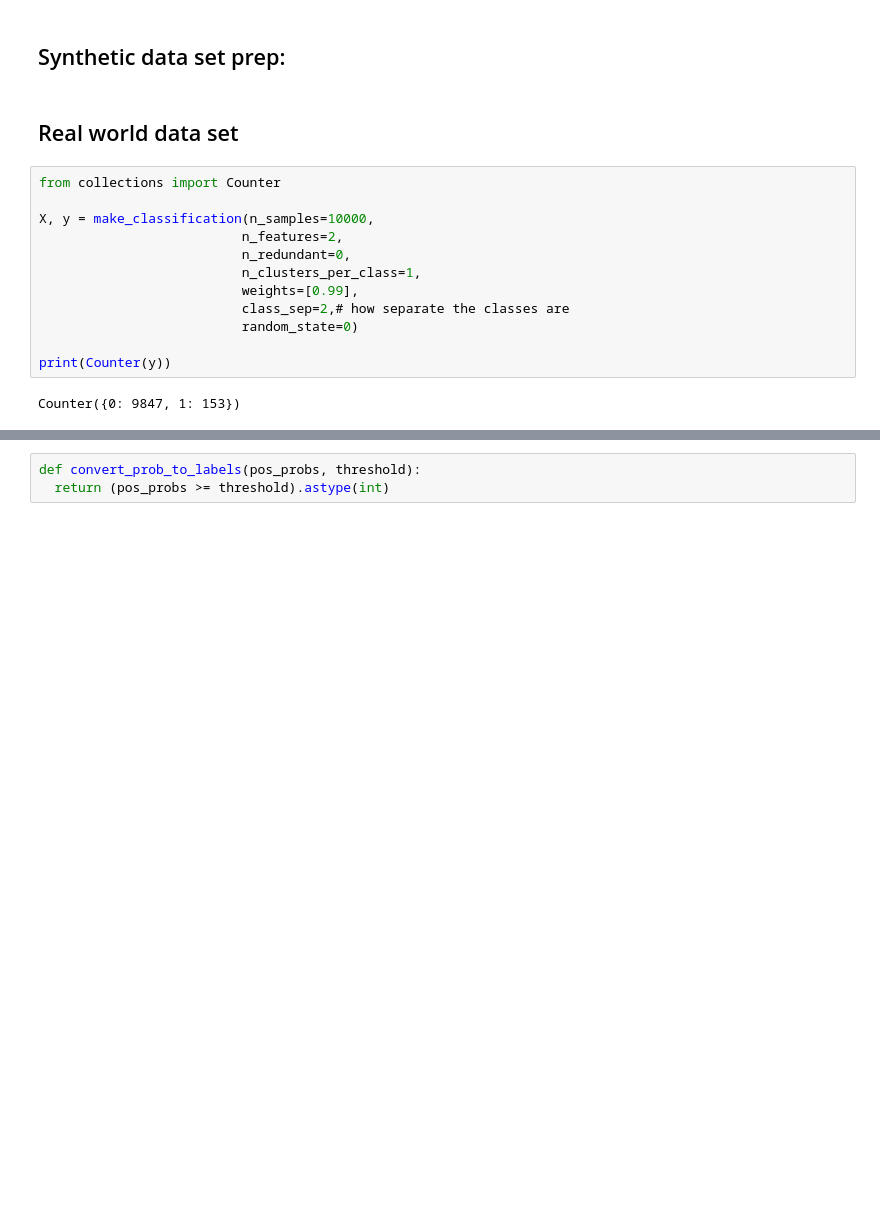
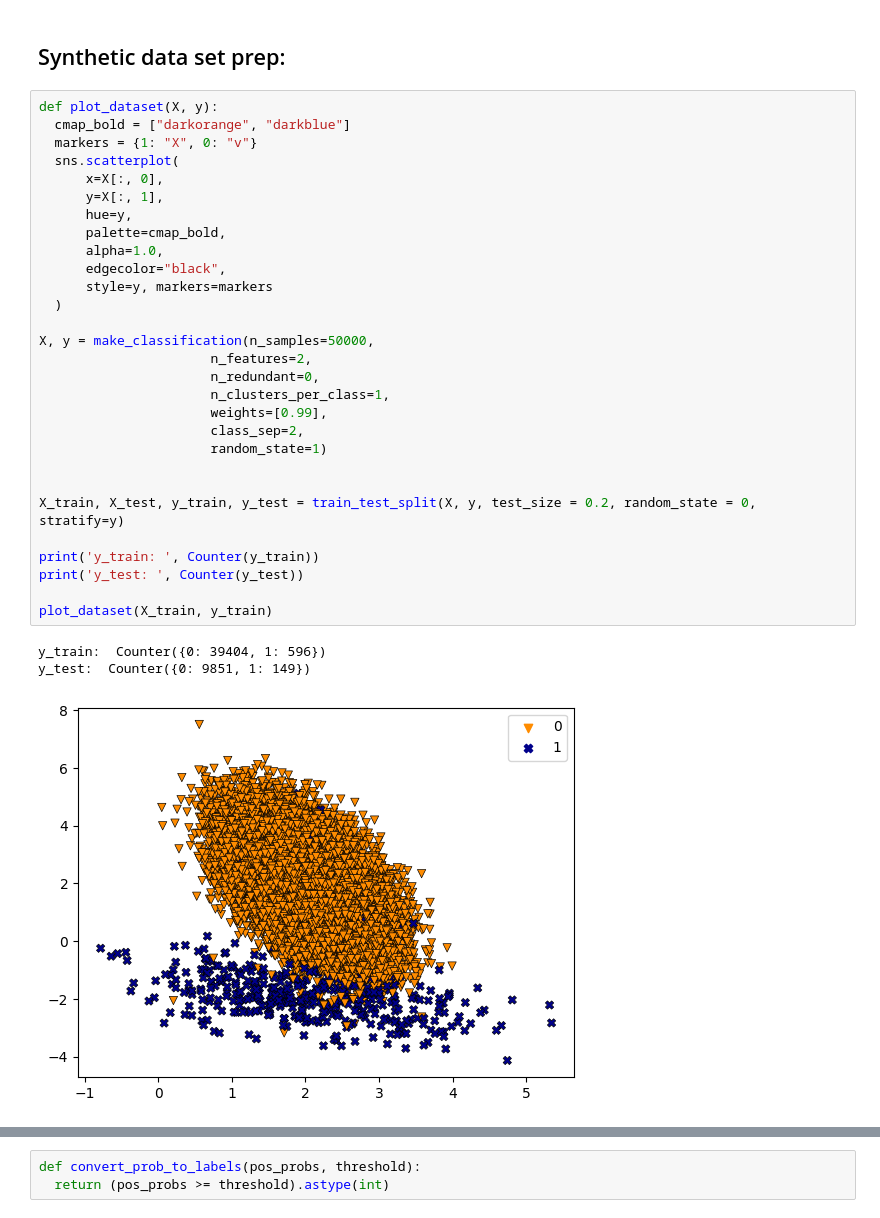
Before and after one commit to PacktPublishing/Machine-Learning-for-Imbalanced-Data, a Jupyter notebook: chapter05/threshold_computation.ipynb, the cells around one changed output, grey strips where cells are left out. Cells and saved outputs as stored; diff of their text form; blank space fills up the shorter version.

```diff
--- a/chapter05/threshold_computation.ipynb
+++ b/chapter05/threshold_computation.ipynb
@@ -15,19 +15,36 @@ np.set_printoptions(suppress=True)
 # %% [markdown]
 ## Synthetic data set prep:
-# %% [markdown]
-## Real world data set
-# %%
-from collections import Counter
-
-X, y = make_classification(n_samples=10000,
-                          n_features=2,
-                          n_redundant=0,
-                          n_clusters_per_class=1,
-                          weights=[0.99],
-                          class_sep=2,# how separate the classes are
-                          random_state=0)
-
-print(Counter(y))
-# %% [output]
-Counter({0: 9847, 1: 153})
+# %%
+def plot_dataset(X, y):
+  cmap_bold = ["darkorange", "darkblue"]
+  markers = {1: "X", 0: "v"}
+  sns.scatterplot(
+      x=X[:, 0],
+      y=X[:, 1],
+      hue=y,
+      palette=cmap_bold,
+      alpha=1.0,
+      edgecolor="black",
+      style=y, markers=markers
+  )
+
+X, y = make_classification(n_samples=50000,
+                      n_features=2,
+                      n_redundant=0,
+                      n_clusters_per_class=1,
+                      weights=[0.99],
+                      class_sep=2,
+                      random_state=1)
+
+
+X_train, X_test, y_train, y_test = train_test_split(X, y, test_size = 0.2, random_state = 0, stratify=y)
+
+print('y_train: ', Counter(y_train))
+print('y_test: ', Counter(y_test))
+
+plot_dataset(X_train, y_train)
+# %% [output]
+y_train:  Counter({0: 39404, 1: 596})
+y_test:  Counter({0: 9851, 1: 149})
+[figure, added]
 # %%
```
Also changed, not shown: parts of 10 cells of this notebook, 1 other file.
